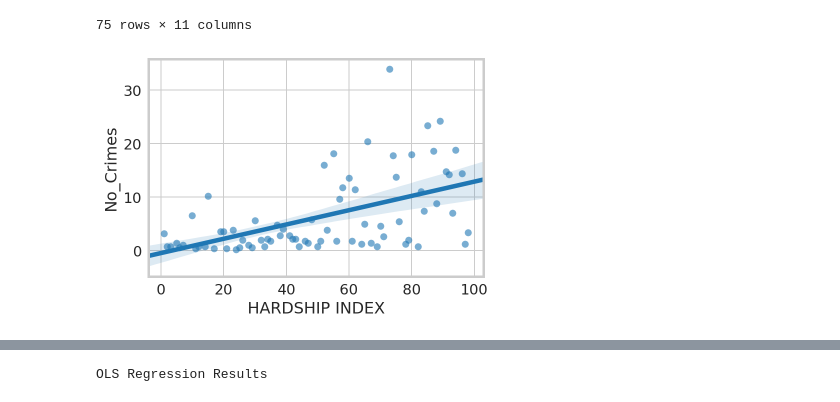
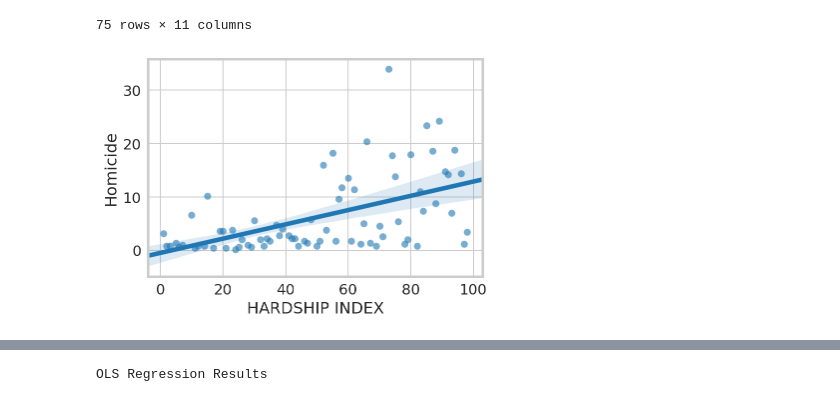
Before and after one commit to bac2qh/ippp_Final_Project, a Jupyter notebook: Crime_Type_Reg_xin.ipynb, the cells around one changed output, grey strips where cells are left out. Saved outputs shown, nothing was run; the diff lists cells and outputs as text; code cells hidden in the pictures.

```diff
--- a/Crime_Type_Reg_xin.ipynb
+++ b/Crime_Type_Reg_xin.ipynb
@@ -100,7 +100,7 @@ homicide
 # homicide_hardship.head()
 # %%
 homicide_hardship_plot = sns.regplot(x = 'HARDSHIP INDEX', y = 'No_Crimes', data = homicide, scatter_kws = {"alpha" : 0.6});
-
+homicide_hardship_plot.set_ylabel('Homicide')
 homicide_hardship_plot.figure.savefig("output/homicide_hardship.png", bbox_inches='tight', pad_inches=0.2)
 # %% [output]
-[figure, old version]
+[figure, new version]
```
Also changed, not shown: parts of 11 cells of this notebook.
